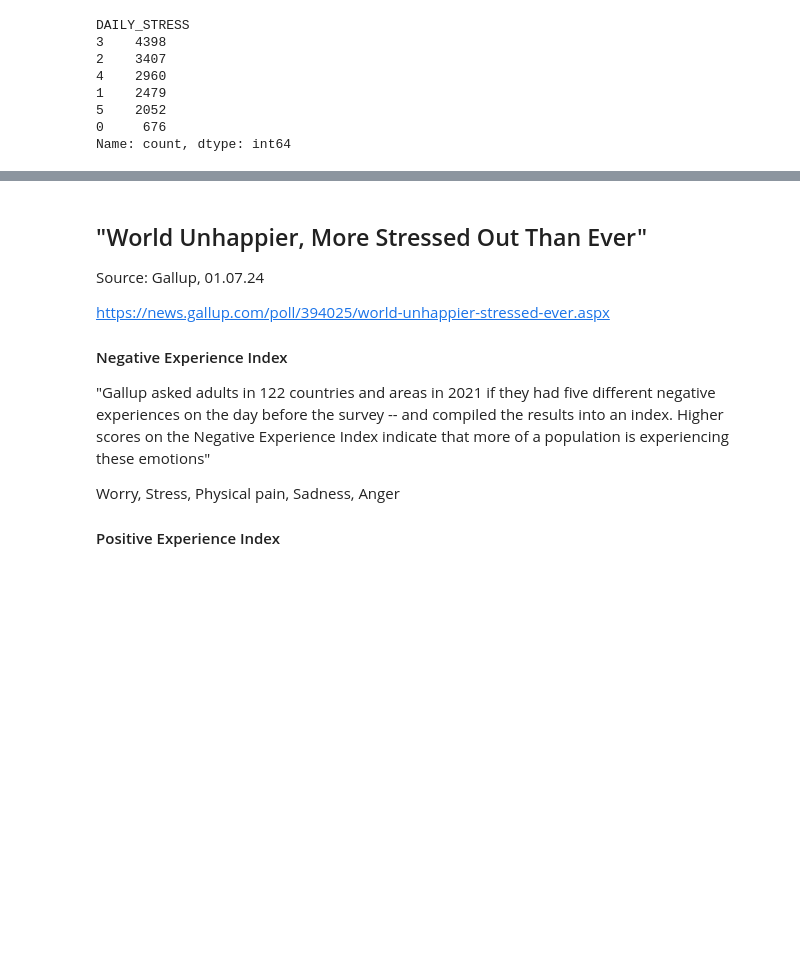
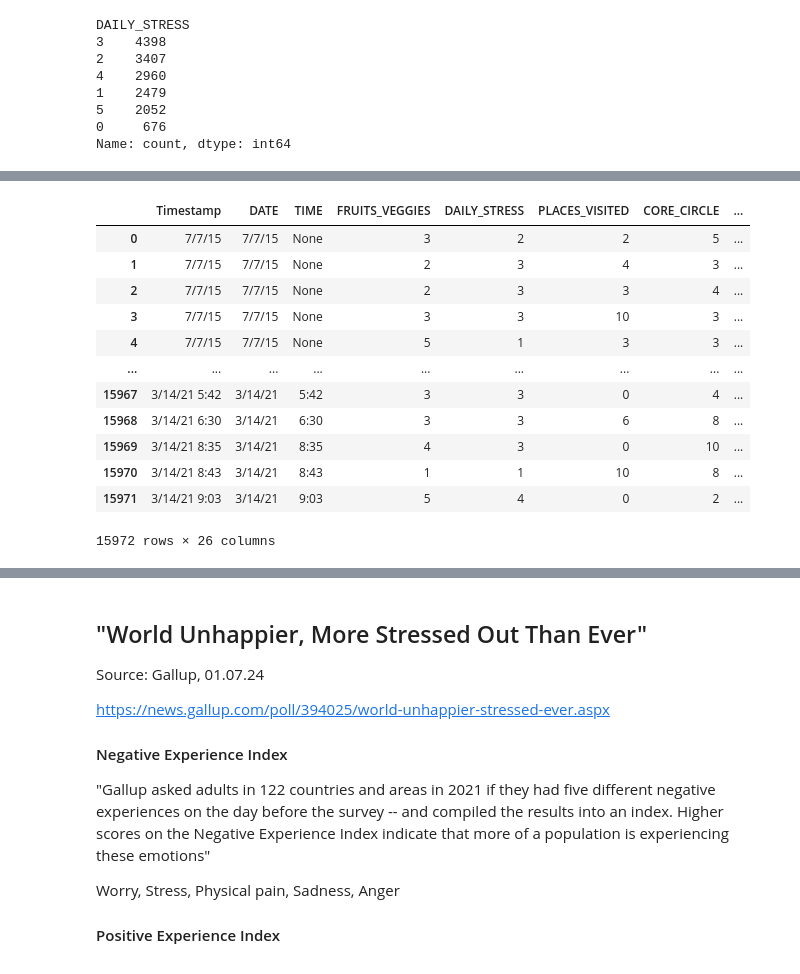
Before and after one commit to gabriela-cl/data-wrangling-project-vivi-gabi, a Jupyter notebook: data_wellbeing_main.ipynb, the cells around one changed output, grey strips where cells are left out. Drawn from its saved outputs; the diff is of its cells as text; code cells hidden in the pictures; blank space fills up the shorter version.

```diff
--- a/data_wellbeing_main.ipynb
+++ b/data_wellbeing_main.ipynb
@@ -210,0 +215,5 @@ Name: count, dtype: int64
+# %%
+df_wb[["DATE","TIME"]] = df_wb["Timestamp"].str.split(" ", expand = True)
+
+# expand= TRUE is to create 2 new columns,
+# with the result of the separation between date and time
@@ -210,0 +231,24 @@ Name: count, dtype: int64
+# %%
+new_order = ['Timestamp', 'DATE', 'TIME', 'FRUITS_VEGGIES', 'DAILY_STRESS', 'PLACES_VISITED',
+       'CORE_CIRCLE', 'SUPPORTING_OTHERS', 'SOCIAL_NETWORK', 'ACHIEVEMENT',
+       'DONATION', 'BMI_RANGE', 'TODO_COMPLETED', 'FLOW', 'DAILY_STEPS',
+       'LIVE_VISION', 'SLEEP_HOURS', 'LOST_VACATION', 'DAILY_SHOUTING',
+       'SUFFICIENT_INCOME', 'PERSONAL_AWARDS', 'TIME_FOR_PASSION',
+       'WEEKLY_MEDITATION', 'AGE', 'GENDER', 'WORK_LIFE_BALANCE_SCORE']
+# %%
+df_wb = df_wb[new_order]
+df_wb
+# %% [output]
+|  | Timestamp | DATE | TIME | FRUITS_VEGGIES | DAILY_STRESS | PLACES_VISITED | CORE_CIRCLE | ... |
+| 0 | 7/7/15 | 7/7/15 | None | 3 | 2 | 2 | 5 | ... |
+| 1 | 7/7/15 | 7/7/15 | None | 2 | 3 | 4 | 3 | ... |
+| 2 | 7/7/15 | 7/7/15 | None | 2 | 3 | 3 | 4 | ... |
+| 3 | 7/7/15 | 7/7/15 | None | 3 | 3 | 10 | 3 | ... |
+| 4 | 7/7/15 | 7/7/15 | None | 5 | 1 | 3 | 3 | ... |
+| ... | ... | ... | ... | ... | ... | ... | ... | ... |
+| 15967 | 3/14/21 5:42 | 3/14/21 | 5:42 | 3 | 3 | 0 | 4 | ... |
+| 15968 | 3/14/21 6:30 | 3/14/21 | 6:30 | 3 | 3 | 6 | 8 | ... |
+| 15969 | 3/14/21 8:35 | 3/14/21 | 8:35 | 4 | 3 | 0 | 10 | ... |
+| 15970 | 3/14/21 8:43 | 3/14/21 | 8:43 | 1 | 1 | 10 | 8 | ... |
+| 15971 | 3/14/21 9:03 | 3/14/21 | 9:03 | 5 | 4 | 0 | 2 | ... |
+15972 rows × 26 columns
```
Also changed, not shown: parts of 17 cells of this notebook.
